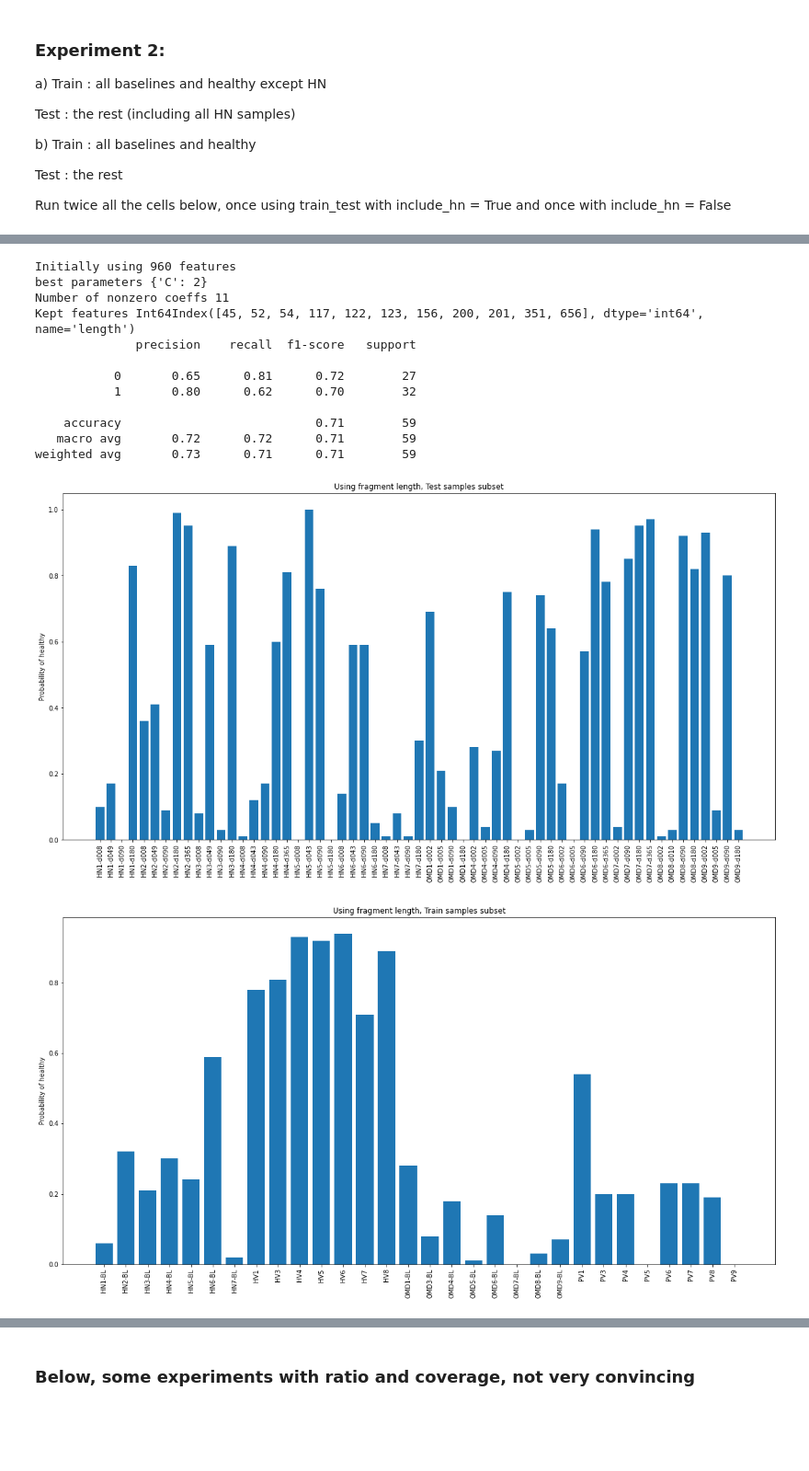
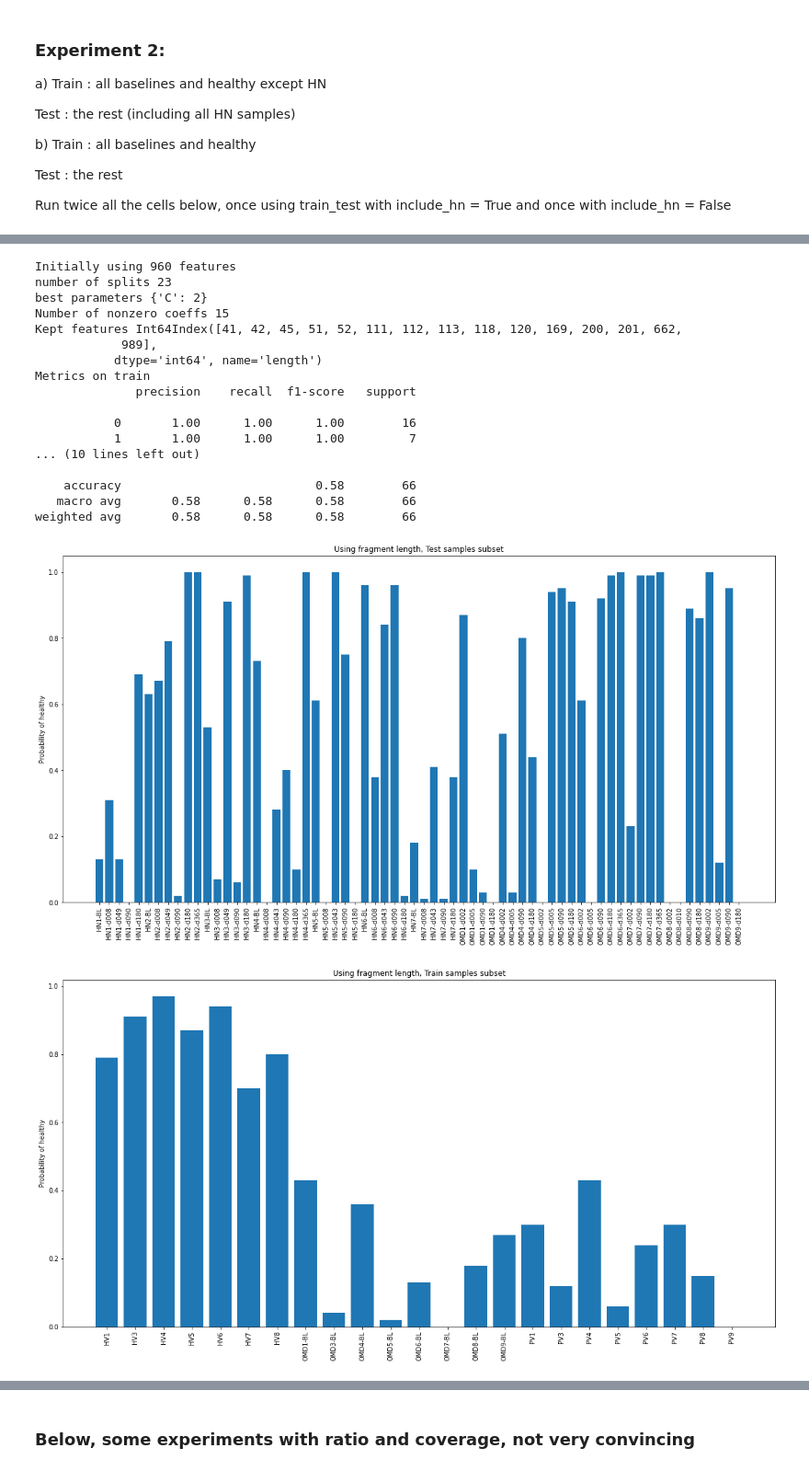
Before and after one commit to cctrotte/bioinfo, a Jupyter notebook: eda.ipynb, the cells around one changed output, grey strips where cells are left out. Shown: that part at 92% size. Saved outputs shown, nothing was run; the diff lists cells and outputs as text; code cells hidden in the pictures; blank space fills up the shorter version.

```diff
--- a/eda.ipynb
+++ b/eda.ipynb
@@ -146,4 +139,4 @@ Test : the rest
 
 Run twice all the cells below, once using train_test with include_hn = True and once with include_hn = False
 # %%
-train_samples, test_samples = train_test(samplemap, include_hn=True)
+train_samples, test_samples = train_test(samplemap, include_hn=False)
@@ -178,23 +182,28 @@ weighted avg       0.74      0.69      0.69        59
 # %%
 # try to enforce more regularization
 columns_uniqcounts = pipeline(
-    uniqcounts, train_samples, test_samples, parameters={"C": [2, 3]}
+    uniqcounts, train_samples, test_samples, parameters={"C": [1, 2, 3]}
 )
 # %% [output]
 Initially using 960 features
+number of splits 23
 best parameters {'C': 2}
-Number of nonzero coeffs 11
-Kept features Int64Index([45, 52, 54, 117, 122, 123, 156, 200, 201, 351, 656], dtype='int64', name='length')
+Number of nonzero coeffs 15
+Kept features Int64Index([41, 42, 45, 51, 52, 111, 112, 113, 118, 120, 169, 200, 201, 662,
+            989],
+           dtype='int64', name='length')
+Metrics on train
               precision    recall  f1-score   support
 
-           0       0.65      0.81      0.72        27
-           1       0.80      0.62      0.70        32
+           0       1.00      1.00      1.00        16
+           1       1.00      1.00      1.00         7
+... (10 lines left out)
 
-    accuracy                           0.71        59
-   macro avg       0.72      0.72      0.71        59
-weighted avg       0.73      0.71      0.71        59
+    accuracy                           0.58        66
+   macro avg       0.58      0.58      0.58        66
+weighted avg       0.58      0.58      0.58        66
-[figure, old version]
+[figure, new version]
-[figure, old version]
+[figure, new version]
 # %%
 # reduced signatures
 features = sig[reduced_cols_sig].copy()
```
Also changed, not shown: parts of 14 cells of this notebook, 2 other files.
